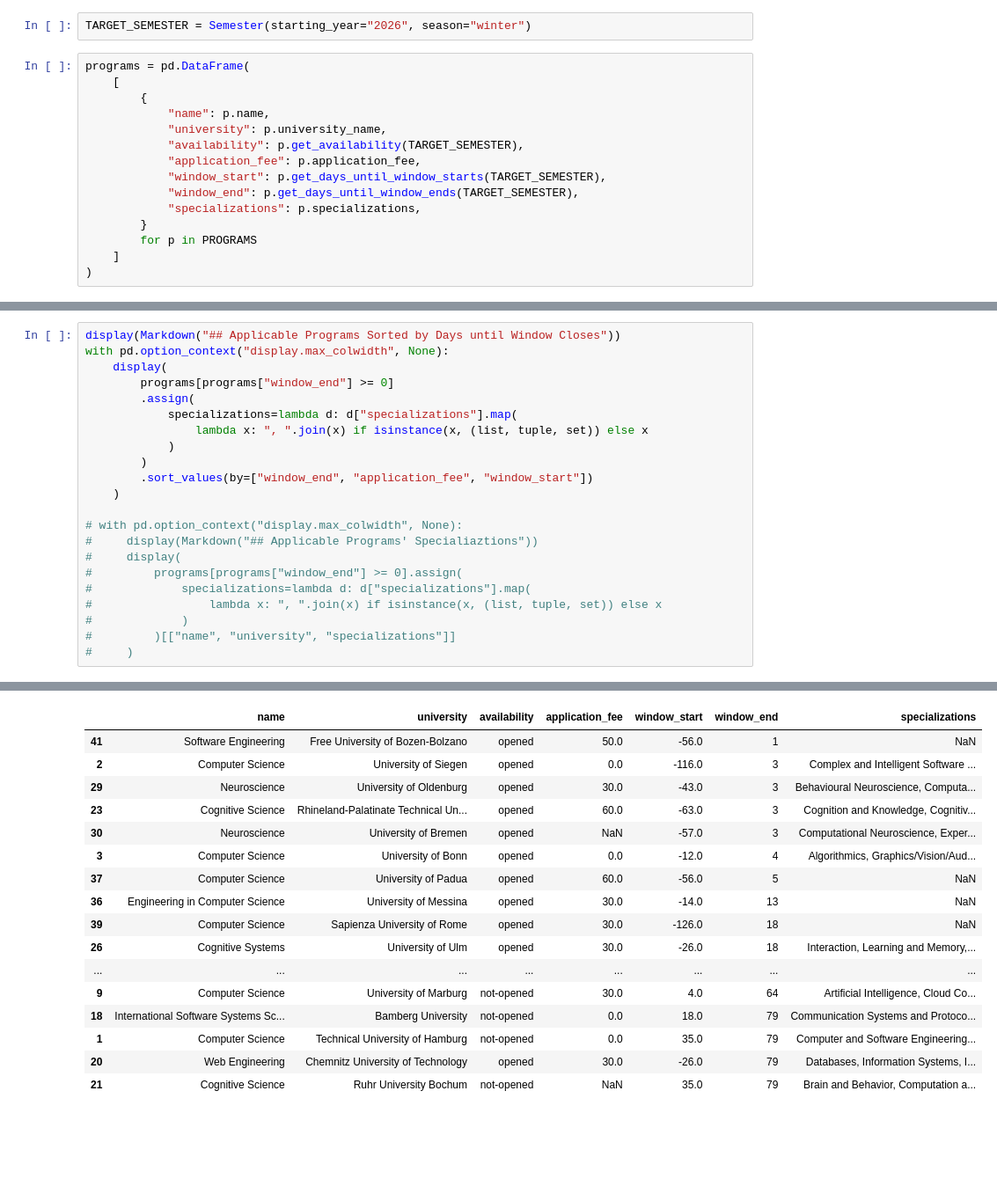
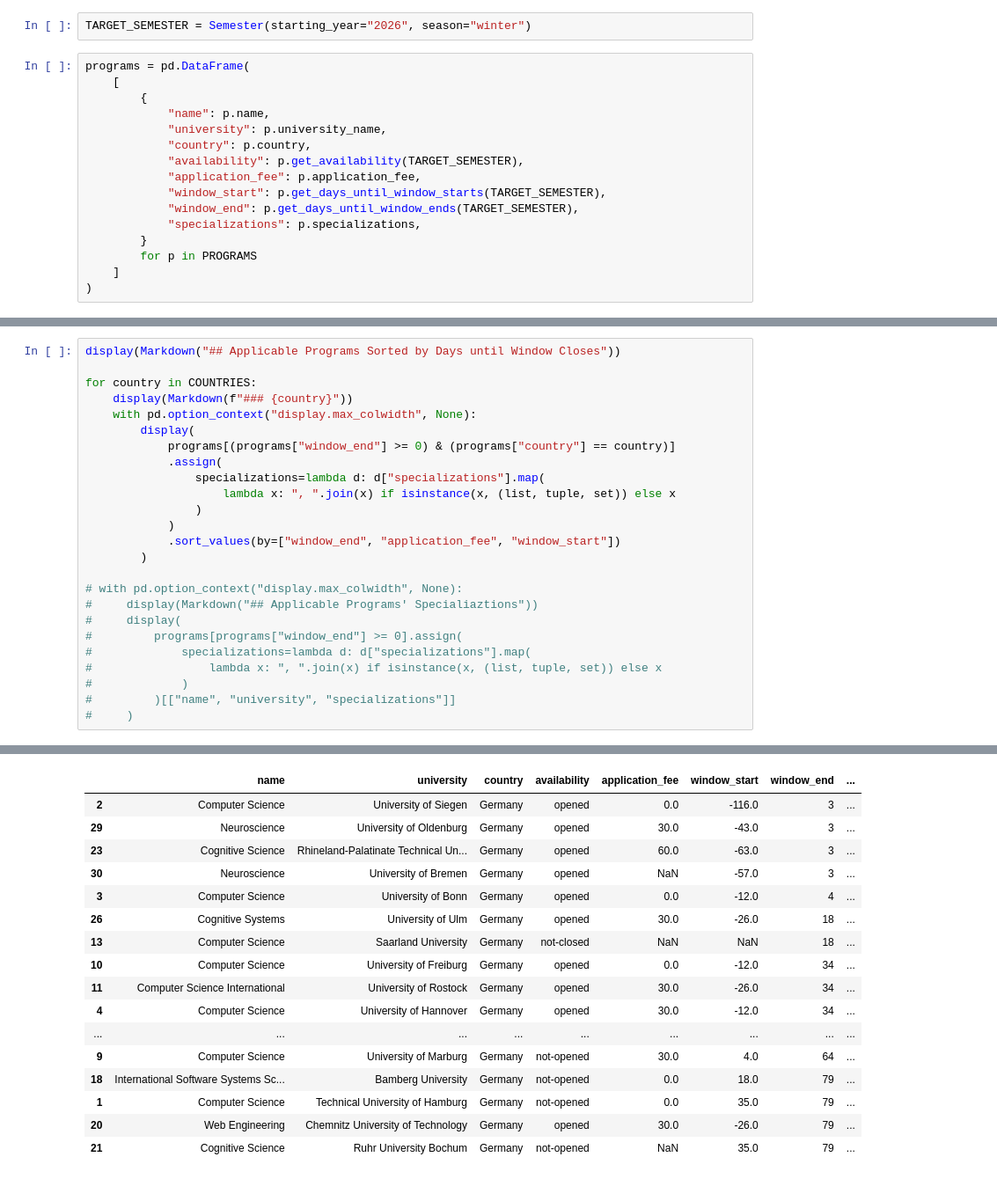
Before and after one commit to trumpeter122/european-graduate-programs, a Jupyter notebook: main.ipynb, the cells around one changed output, grey strips where cells are left out. Shown at 88% size. Saved outputs shown, nothing was run; the diff lists cells and outputs as text; blank space fills up the shorter version.

Commit message:
feat: add field country to class program

```diff
--- a/main.ipynb
+++ b/main.ipynb
@@ -18,6 +18,7 @@ programs = pd.DataFrame(
         {
             "name": p.name,
             "university": p.university_name,
+            "country": p.country,
             "availability": p.get_availability(TARGET_SEMESTER),
             "application_fee": p.application_fee,
             "window_start": p.get_days_until_window_starts(TARGET_SEMESTER),
@@ -81,15 +82,18 @@ for a in AVAILABILITY_TYPES:
 # %%
 display(Markdown("## Applicable Programs Sorted by Days until Window Closes"))
-with pd.option_context("display.max_colwidth", None):
-    display(
-        programs[programs["window_end"] >= 0]
-        .assign(
-            specializations=lambda d: d["specializations"].map(
-                lambda x: ", ".join(x) if isinstance(x, (list, tuple, set)) else x
+
+for country in COUNTRIES:
+    display(Markdown(f"### {country}"))
+    with pd.option_context("display.max_colwidth", None):
+        display(
+            programs[(programs["window_end"] >= 0) & (programs["country"] == country)]
+            .assign(
+                specializations=lambda d: d["specializations"].map(
+                    lambda x: ", ".join(x) if isinstance(x, (list, tuple, set)) else x
+                )
             )
+            .sort_values(by=["window_end", "application_fee", "window_start"])
         )
-        .sort_values(by=["window_end", "application_fee", "window_start"])
-    )
 
 # with pd.option_context("display.max_colwidth", None):
 #     display(Markdown("## Applicable Programs' Specialiaztions"))
@@ -105,17 +110,17 @@ with pd.option_context("display.max_colwidth", None):
-|  | name | university | availability | application_fee | window_start | window_end | specializations |
-| 41 | Software Engineering | Free University of Bozen-Bolzano | opened | 50.0 | -56.0 | 1 | NaN |
-| 2 | Computer Science | University of Siegen | opened | 0.0 | -116.0 | 3 | Complex and Intelligent Software ... |
-| 29 | Neuroscience | University of Oldenburg | opened | 30.0 | -43.0 | 3 | Behavioural Neuroscience, Computa... |
-| 23 | Cognitive Science | Rhineland-Palatinate Technical Un... | opened | 60.0 | -63.0 | 3 | Cognition and Knowledge, Cognitiv... |
-| 30 | Neuroscience | University of Bremen | opened | NaN | -57.0 | 3 | Computational Neuroscience, Exper... |
-| 3 | Computer Science | University of Bonn | opened | 0.0 | -12.0 | 4 | Algorithmics, Graphics/Vision/Aud... |
-| 37 | Computer Science | University of Padua | opened | 60.0 | -56.0 | 5 | NaN |
-| 36 | Engineering in Computer Science | University of Messina | opened | 30.0 | -14.0 | 13 | NaN |
-| 39 | Computer Science | Sapienza University of Rome | opened | 30.0 | -126.0 | 18 | NaN |
-| 26 | Cognitive Systems | University of Ulm | opened | 30.0 | -26.0 | 18 | Interaction, Learning and Memory,... |
-| ... | ... | ... | ... | ... | ... | ... | ... |
-| 9 | Computer Science | University of Marburg | not-opened | 30.0 | 4.0 | 64 | Artificial Intelligence, Cloud Co... |
-| 18 | International Software Systems Sc... | Bamberg University | not-opened | 0.0 | 18.0 | 79 | Communication Systems and Protoco... |
-| 1 | Computer Science | Technical University of Hamburg | not-opened | 0.0 | 35.0 | 79 | Computer and Software Engineering... |
-| 20 | Web Engineering | Chemnitz University of Technology | opened | 30.0 | -26.0 | 79 | Databases, Information Systems, I... |
-| 21 | Cognitive Science | Ruhr University Bochum | not-opened | NaN | 35.0 | 79 | Brain and Behavior, Computation a... |
+|  | name | university | country | availability | application_fee | window_start | window_end | ... |
+| 2 | Computer Science | University of Siegen | Germany | opened | 0.0 | -116.0 | 3 | ... |
+| 29 | Neuroscience | University of Oldenburg | Germany | opened | 30.0 | -43.0 | 3 | ... |
+| 23 | Cognitive Science | Rhineland-Palatinate Technical Un... | Germany | opened | 60.0 | -63.0 | 3 | ... |
+| 30 | Neuroscience | University of Bremen | Germany | opened | NaN | -57.0 | 3 | ... |
+| 3 | Computer Science | University of Bonn | Germany | opened | 0.0 | -12.0 | 4 | ... |
+| 26 | Cognitive Systems | University of Ulm | Germany | opened | 30.0 | -26.0 | 18 | ... |
+| 13 | Computer Science | Saarland University | Germany | not-closed | NaN | NaN | 18 | ... |
+| 10 | Computer Science | University of Freiburg | Germany | opened | 0.0 | -12.0 | 34 | ... |
+| 11 | Computer Science International | University of Rostock | Germany | opened | 30.0 | -26.0 | 34 | ... |
+| 4 | Computer Science | University of Hannover | Germany | opened | 30.0 | -12.0 | 34 | ... |
+| ... | ... | ... | ... | ... | ... | ... | ... | ... |
+| 9 | Computer Science | University of Marburg | Germany | not-opened | 30.0 | 4.0 | 64 | ... |
+| 18 | International Software Systems Sc... | Bamberg University | Germany | not-opened | 0.0 | 18.0 | 79 | ... |
+| 1 | Computer Science | Technical University of Hamburg | Germany | not-opened | 0.0 | 35.0 | 79 | ... |
+| 20 | Web Engineering | Chemnitz University of Technology | Germany | opened | 30.0 | -26.0 | 79 | ... |
+| 21 | Cognitive Science | Ruhr University Bochum | Germany | not-opened | NaN | 35.0 | 79 | ... |
```
Also changed, not shown: parts of 3 cells of this notebook, 2 other files.
